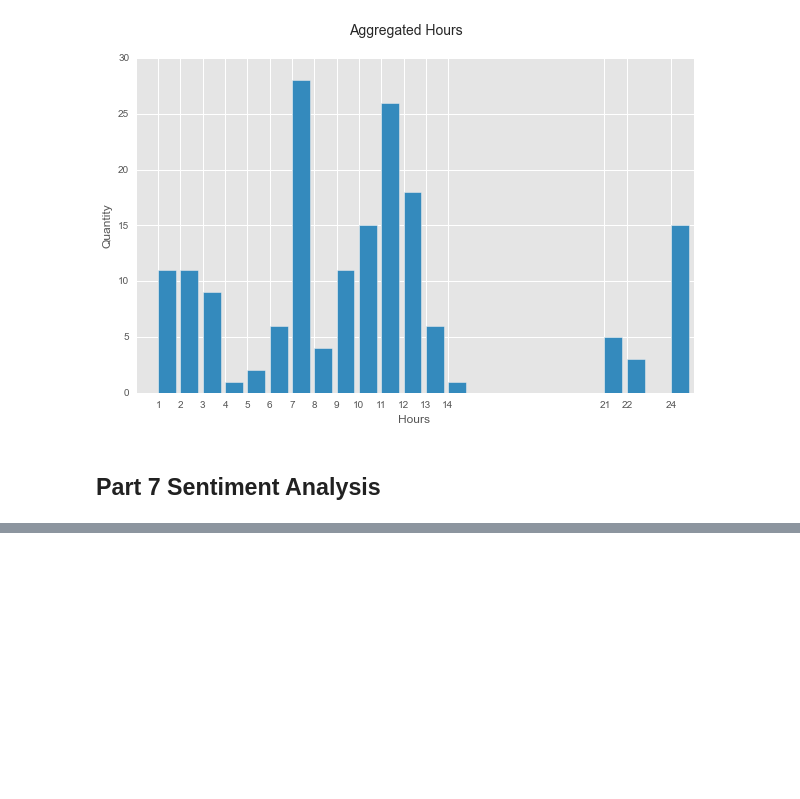
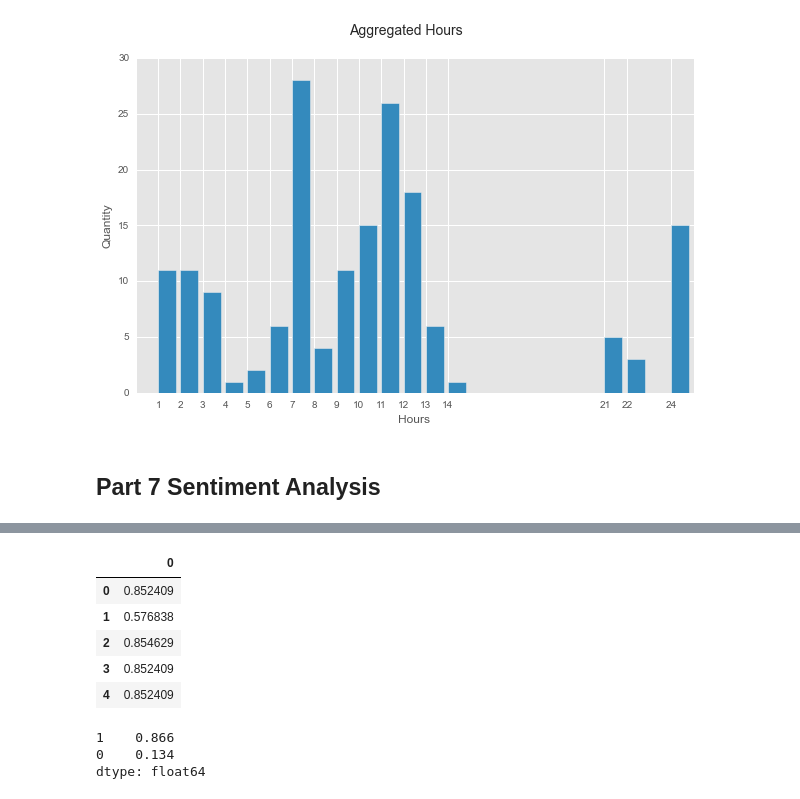
Before and after one commit to JaredChung/DSI_Assignment, a Jupyter notebook: D-Matrix_Notebook.ipynb, the cells around one changed output, grey strips where cells are left out. Cells and saved outputs as stored; diff of their text form; code cells hidden in the pictures; blank space fills up the shorter version.

Commit message:
added some sentiment analysis of text

```diff
--- a/D-Matrix_Notebook.ipynb
+++ b/D-Matrix_Notebook.ipynb
@@ -59,5 +59,6 @@ from nltk.stem import WordNetLemmatizer
 plt.style.use('ggplot')
 %matplotlib inline
 # %%
-users = pd.read_json("C:/users/Jared Chung/Desktop/D-Matrix/users.json")
+#users = pd.read_json("C:/users/Jared Chung/Desktop/D-Matrix/users.json") #Laptop
+users = pd.read_json("C:/users/jchung/desktop/D-Matrix//users.json") #Work
 # %%
@@ -361,3 +374,7 @@ fig.savefig("Aggregated Hours.png")
 #
 # %% [markdown]
 ## Part 7 Sentiment Analysis
+# %%
+from aylienapiclient import textapi
+
+client = textapi.Client("e1bba75f", "a974c3050c2187cffaa9b50451d0c312")
@@ -363,0 +393,7 @@ fig.savefig("Aggregated Hours.png")
+# %%
+sentiment = []
+
+for n in data.clean_text:
+    sent = client.Sentiment({'text': n})
+
+    sentiment.append(sent['polarity_confidence'])
@@ -363,0 +426,11 @@ fig.savefig("Aggregated Hours.png")
+# %%
+sent_data = pd.DataFrame(sentiment)
+# %%
+sent_data.head()
+# %% [output]
+|  | 0 |
+| 0 | 0.852409 |
+| 1 | 0.576838 |
+| 2 | 0.854629 |
+| 3 | 0.852409 |
+| 4 | 0.852409 |
@@ -363,0 +439,6 @@ fig.savefig("Aggregated Hours.png")
+# %%
+sent_data.polarity.value_counts() / len(sent_data)
+# %% [output]
+1    0.866
+0    0.134
+dtype: float64
```
Also changed, not shown: parts of 17 cells of this notebook.
